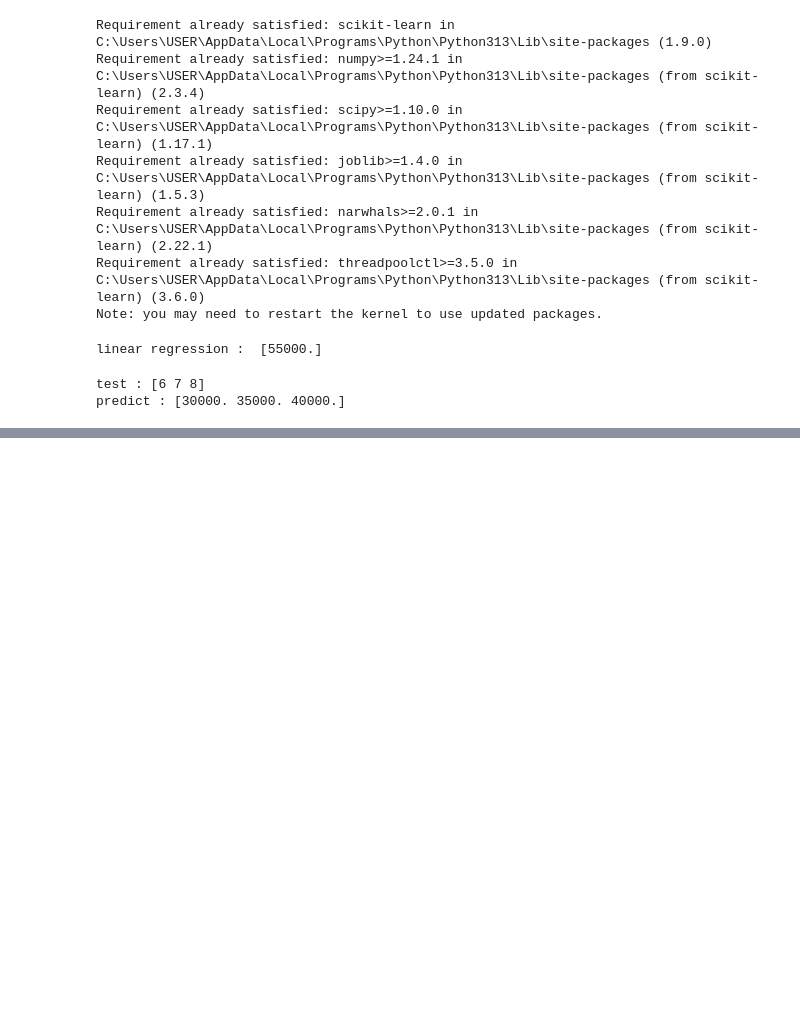
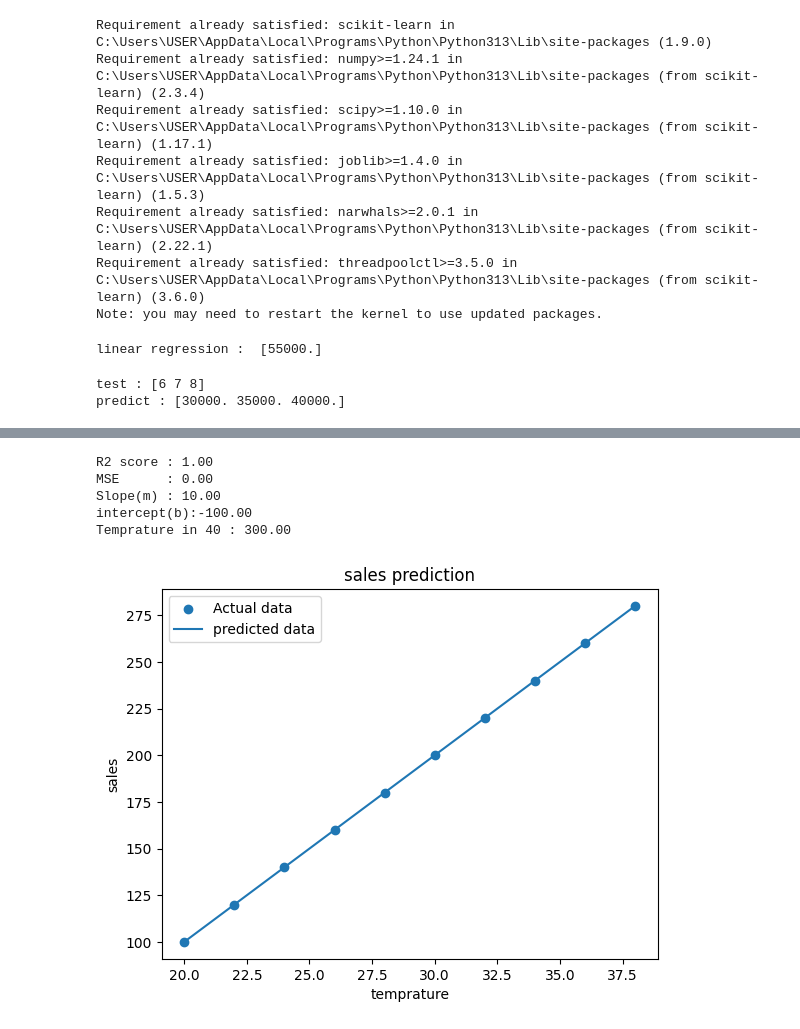
Before and after one commit to ArulprasathD/data-science, a Jupyter notebook: ML/Regression/linear-regression.ipynb, the cells around one changed output, grey strips where cells are left out. Saved outputs shown, nothing was run; the diff lists cells and outputs as text; code cells hidden in the pictures; blank space fills up the shorter version.

```diff
--- a/ML/Regression/linear-regression.ipynb
+++ b/ML/Regression/linear-regression.ipynb
@@ -42,0 +204,67 @@ predict : [30000. 35000. 40000.]
+# %%
+#import pakages
+import pandas as pd
+import numpy as np
+import matplotlib.pyplot as plt
+from sklearn.linear_model import LinearRegression
+from sklearn.model_selection import train_test_split
+from sklearn.metrics import mean_squared_error,r2_score
+
+#insert data
+data = {
+    "temperature": [20, 22, 24, 26, 28, 30, 32, 34, 36, 38],
+    "ice_cream_sales": [100, 120, 140, 160, 180, 200, 220, 240, 260, 280]
+}
+
+#convert the data into dataframe
+df = pd.DataFrame(data)
+
+X = df[['temperature']]
+y = df['ice_cream_sales']
+
+#train and test the data
+X_train,X_test,y_train,y_test = train_test_split(
+    X,y,test_size = 0.2,random_state = 42
+)
+
+# create linear regression model
+model = LinearRegression()
+model.fit(X_train,y_train)
+
+# train the model
+y_pred = model.predict(X_test)
+
+#evaluation
+print(f"R2 score : {r2_score(y_test,y_pred):.2f}")
+print(f"MSE      : {mean_squared_error(y_test,y_pred):.2f}")
+print(f"Slope(m) : {model.coef_[0]:.2f}")
+print(f"intercept(b):{model.intercept_:.2f}")
+
+#new data
+new_data = pd.DataFrame({
+    "temperature" : [40]
+})
+#predict the new data
+prediction_sales = model.predict(new_data)
+
+#output
+print(f"Temprature in 40 : {prediction_sales[0]:.2f}")
+
+
+# visualization
+#actual data
+plt.scatter(X,y,label = 'Actual data')
+#prediction
+plt.plot(X,model.predict(X),label = "predicted data")
+plt.xlabel("temprature")
+plt.ylabel("sales")
+plt.title("sales prediction")
+plt.legend()
+plt.show()
+# %% [output]
+R2 score : 1.00
+MSE      : 0.00
+Slope(m) : 10.00
+intercept(b):-100.00
+Temprature in 40 : 300.00
+[figure, added]
```
Also changed, not shown: parts of 4 cells of this notebook, 1 other file.
